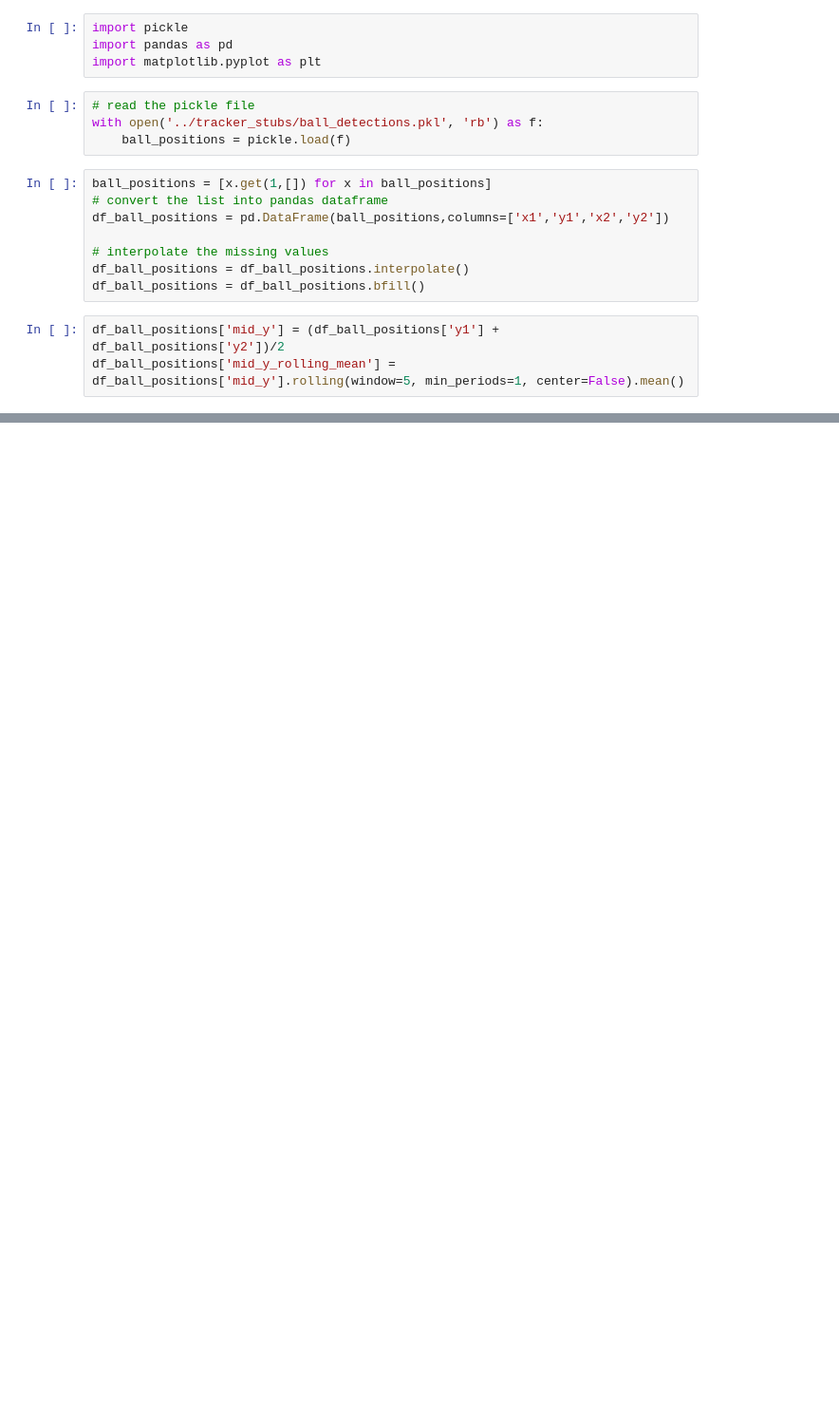
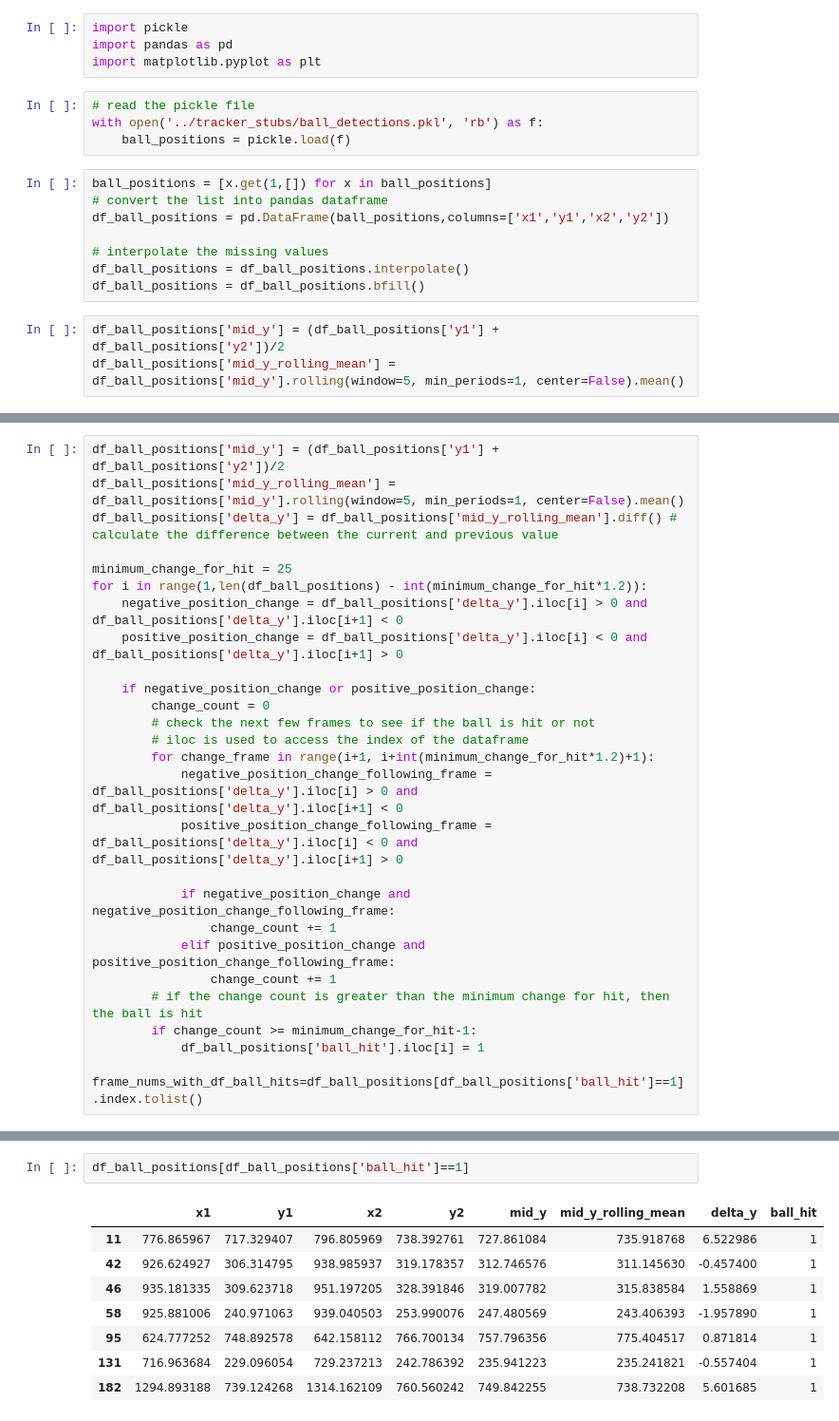
Before and after one commit to afonsomartingo/tennis_analysis, a Jupyter notebook: analysis/ball_analysis.ipynb, the cells around one changed output, grey strips where cells are left out. Shown at 95% size. Cells and saved outputs as stored; diff of their text form; blank space fills up the shorter version.

```diff
--- a/analysis/ball_analysis.ipynb
+++ b/analysis/ball_analysis.ipynb
@@ -25,0 +36,27 @@ plt.plot(df_ball_positions['mid_y_rolling_mean'])
+# %%
+df_ball_positions['mid_y'] = (df_ball_positions['y1'] + df_ball_positions['y2'])/2
+df_ball_positions['mid_y_rolling_mean'] = df_ball_positions['mid_y'].rolling(window=5, min_periods=1, center=False).mean()
+df_ball_positions['delta_y'] = df_ball_positions['mid_y_rolling_mean'].diff() # calculate the difference between the current and previous value
+
+minimum_change_for_hit = 25
+for i in range(1,len(df_ball_positions) - int(minimum_change_for_hit*1.2)):
+    negative_position_change = df_ball_positions['delta_y'].iloc[i] > 0 and df_ball_positions['delta_y'].iloc[i+1] < 0
+    positive_position_change = df_ball_positions['delta_y'].iloc[i] < 0 and df_ball_positions['delta_y'].iloc[i+1] > 0
+
+    if negative_position_change or positive_position_change:
+        change_count = 0
+        # check the next few frames to see if the ball is hit or not
+        # iloc is used to access the index of the dataframe
+        for change_frame in range(i+1, i+int(minimum_change_for_hit*1.2)+1):
+            negative_position_change_following_frame = df_ball_positions['delta_y'].iloc[i] > 0 and df_ball_positions['delta_y'].iloc[i+1] < 0
+            positive_position_change_following_frame = df_ball_positions['delta_y'].iloc[i] < 0 and df_ball_positions['delta_y'].iloc[i+1] > 0
+
+            if negative_position_change and negative_position_change_following_frame:
+                change_count += 1
+            elif positive_position_change and positive_position_change_following_frame:
+                change_count += 1
+        # if the change count is greater than the minimum change for hit, then the ball is hit
+        if change_count >= minimum_change_for_hit-1:
+            df_ball_positions['ball_hit'].iloc[i] = 1
+
+frame_nums_with_df_ball_hits=df_ball_positions[df_ball_positions['ball_hit']==1].index.tolist()
@@ -25,0 +81,11 @@ plt.plot(df_ball_positions['mid_y_rolling_mean'])
+# %%
+df_ball_positions[df_ball_positions['ball_hit']==1]
+# %% [output]
+|  | x1 | y1 | x2 | y2 | mid_y | mid_y_rolling_mean | delta_y | ball_hit |
+| 11 | 776.865967 | 717.329407 | 796.805969 | 738.392761 | 727.861084 | 735.918768 | 6.522986 | 1 |
+| 42 | 926.624927 | 306.314795 | 938.985937 | 319.178357 | 312.746576 | 311.145630 | -0.457400 | 1 |
+| 46 | 935.181335 | 309.623718 | 951.197205 | 328.391846 | 319.007782 | 315.838584 | 1.558869 | 1 |
+| 58 | 925.881006 | 240.971063 | 939.040503 | 253.990076 | 247.480569 | 243.406393 | -1.957890 | 1 |
+| 95 | 624.777252 | 748.892578 | 642.158112 | 766.700134 | 757.796356 | 775.404517 | 0.871814 | 1 |
+| 131 | 716.963684 | 229.096054 | 729.237213 | 242.786392 | 235.941223 | 235.241821 | -0.557404 | 1 |
+| 182 | 1294.893188 | 739.124268 | 1314.162109 | 760.560242 | 749.842255 | 738.732208 | 5.601685 | 1 |
```
Also changed, not shown: parts of 5 cells of this notebook, 6 other files.
